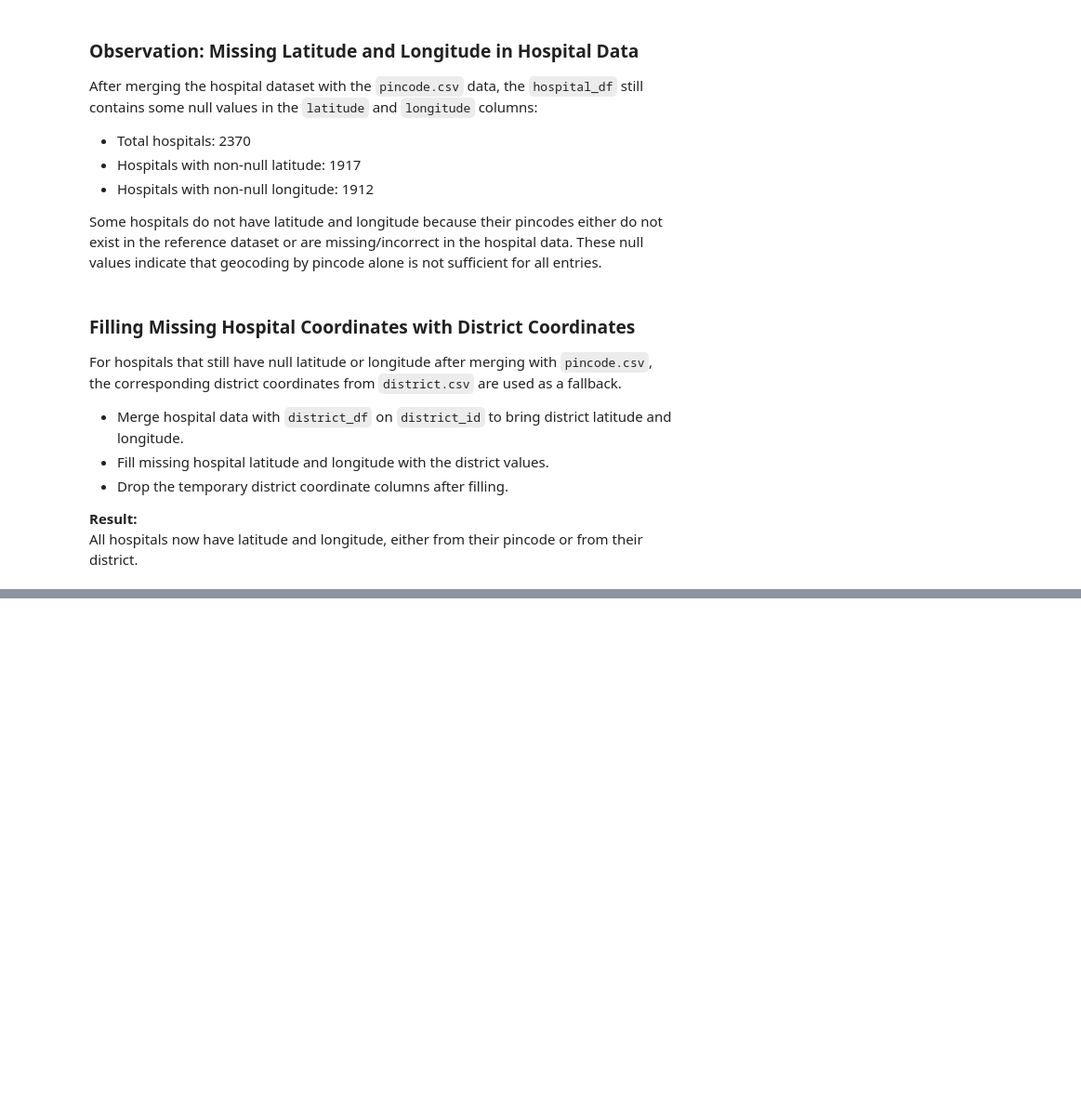
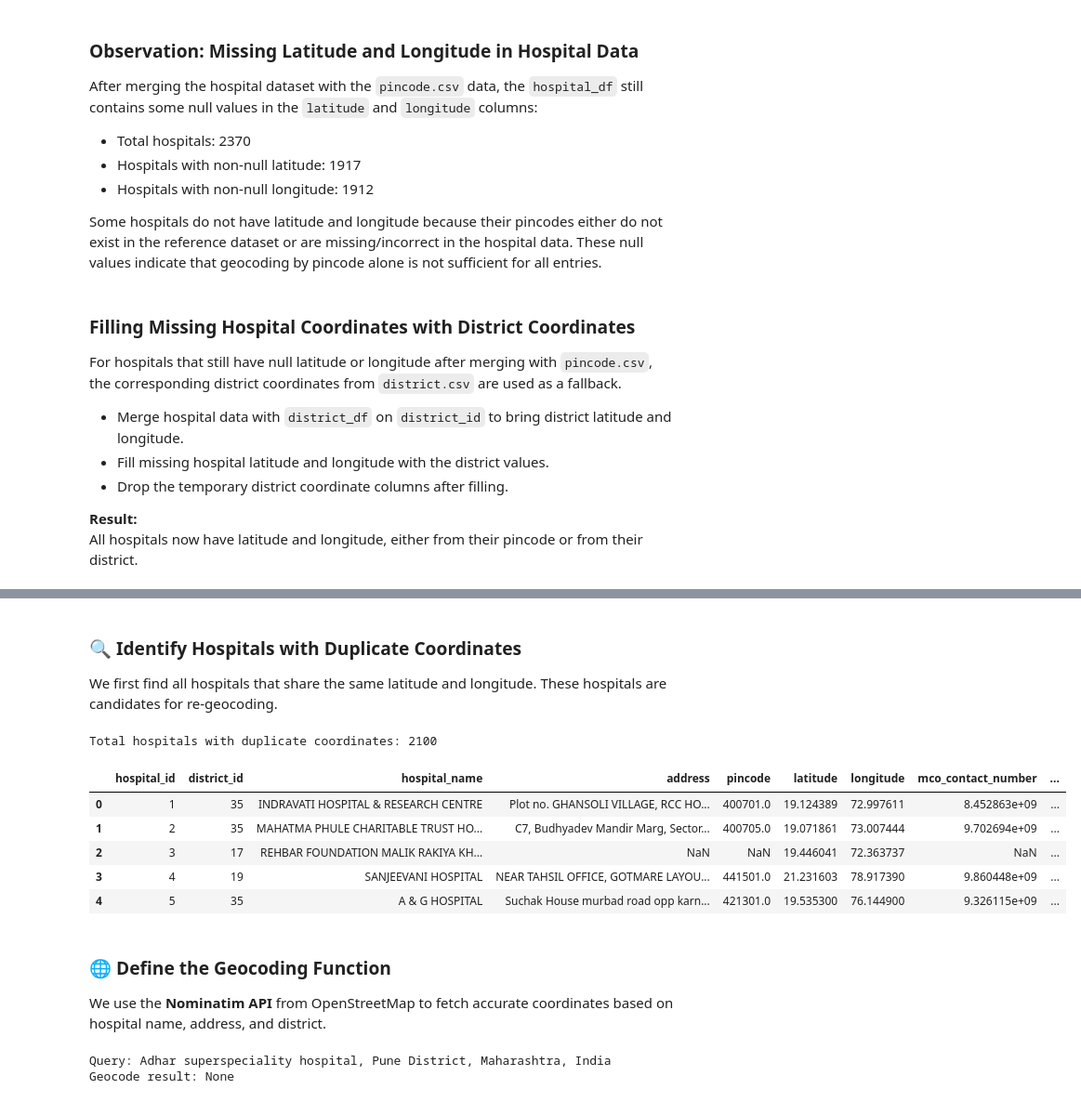
Before and after one commit to nikhil-dhumal/EquiHealth, a Jupyter notebook: scripts/scrape-health-data.ipynb, the cells around one changed output, grey strips where cells are left out. Shown at 93% size. Saved outputs shown, nothing was run; the diff lists cells and outputs as text; code cells hidden in the pictures; blank space fills up the shorter version.

Commit message:
handle duplicate coordinates of hospitals

```diff
--- a/scripts/scrape-health-data.ipynb
+++ b/scripts/scrape-health-data.ipynb
@@ -1668,0 +1692,25 @@ hospital_df.to_csv("../data/maharashtra/hospital.csv")
+# %%
+district_df = pd.read_csv("../data/maharashtra/district.csv")
+hospital_df = pd.read_csv("../data/maharashtra/hospital.csv")
+# %% [markdown]
+### 🔍 Identify Hospitals with Duplicate Coordinates
+
+We first find all hospitals that share the same latitude and longitude.
+These hospitals are candidates for re-geocoding.
+# %%
+# Identify hospitals with duplicate lat/lon pairs
+duplicate_coords = hospital_df[hospital_df.duplicated(subset=["latitude", "longitude"], keep=False)]
+print(f"Total hospitals with duplicate coordinates: {len(duplicate_coords)}")
+duplicate_coords.head()
+# %% [output]
+Total hospitals with duplicate coordinates: 2100
+|  | hospital_id | district_id | hospital_name | address | pincode | latitude | longitude | mco_contact_number | ... |
+| 0 | 1 | 35 | INDRAVATI HOSPITAL & RESEARCH CENTRE | Plot no. GHANSOLI VILLAGE, RCC HO... | 400701.0 | 19.124389 | 72.997611 | 8.452863e+09 | ... |
+| 1 | 2 | 35 | MAHATMA PHULE CHARITABLE TRUST HO... | C7, Budhyadev Mandir Marg, Sector... | 400705.0 | 19.071861 | 73.007444 | 9.702694e+09 | ... |
+| 2 | 3 | 17 | REHBAR FOUNDATION MALIK RAKIYA KH... | NaN | NaN | 19.446041 | 72.363737 | NaN | ... |
+| 3 | 4 | 19 | SANJEEVANI HOSPITAL | NEAR TAHSIL OFFICE, GOTMARE LAYOU... | 441501.0 | 21.231603 | 78.917390 | 9.860448e+09 | ... |
+| 4 | 5 | 35 | A & G HOSPITAL | Suchak House murbad road opp karn... | 421301.0 | 19.535300 | 76.144900 | 9.326115e+09 | ... |
+# %% [markdown]
+### 🌐 Define the Geocoding Function
+
+We use the **Nominatim API** from OpenStreetMap to fetch accurate coordinates based on hospital name, address, and district.
@@ -1668,0 +1734,23 @@ hospital_df.to_csv("../data/maharashtra/hospital.csv")
+# %%
+def clean_text(text):
+    if pd.isna(text):
+        return ""
+    return str(text).replace("%E2%80%93", "-").replace("&", "and")
+
+test_row = hospital_df.loc[22]
+district_name = district_df.loc[
+    district_df["district_id"] == test_row["district_id"], "district_name"
+].values[0]
+
+query = f"{clean_text(test_row['hospital_name']).capitalize()}, {district_name.capitalize()} District, Maharashtra, India"
+print("Query:", query)
+
+result = geocode_location(
+    clean_text(test_row["hospital_name"]).capitalize(),
+    district_name.capitalize()
+)
+
+print("Geocode result:", result)
+# %% [output]
+Query: Adhar superspeciality hospital, Pune District, Maharashtra, India
+Geocode result: None
```
Also changed, not shown: parts of 9 cells of this notebook, 2 other files.
